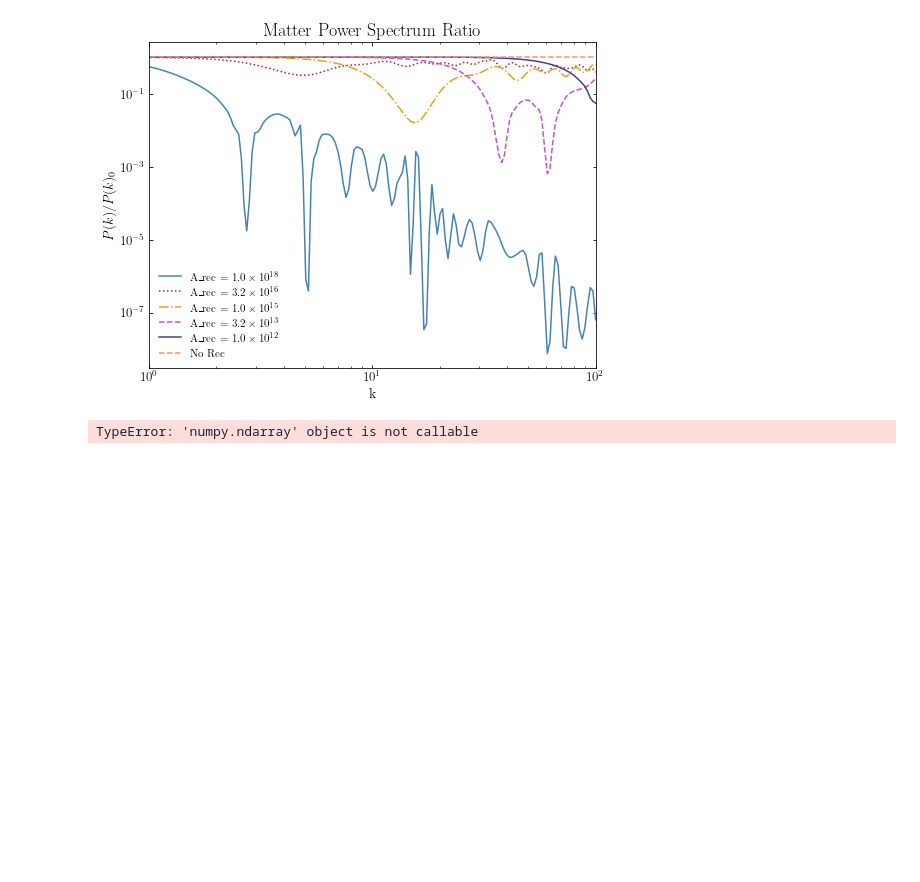
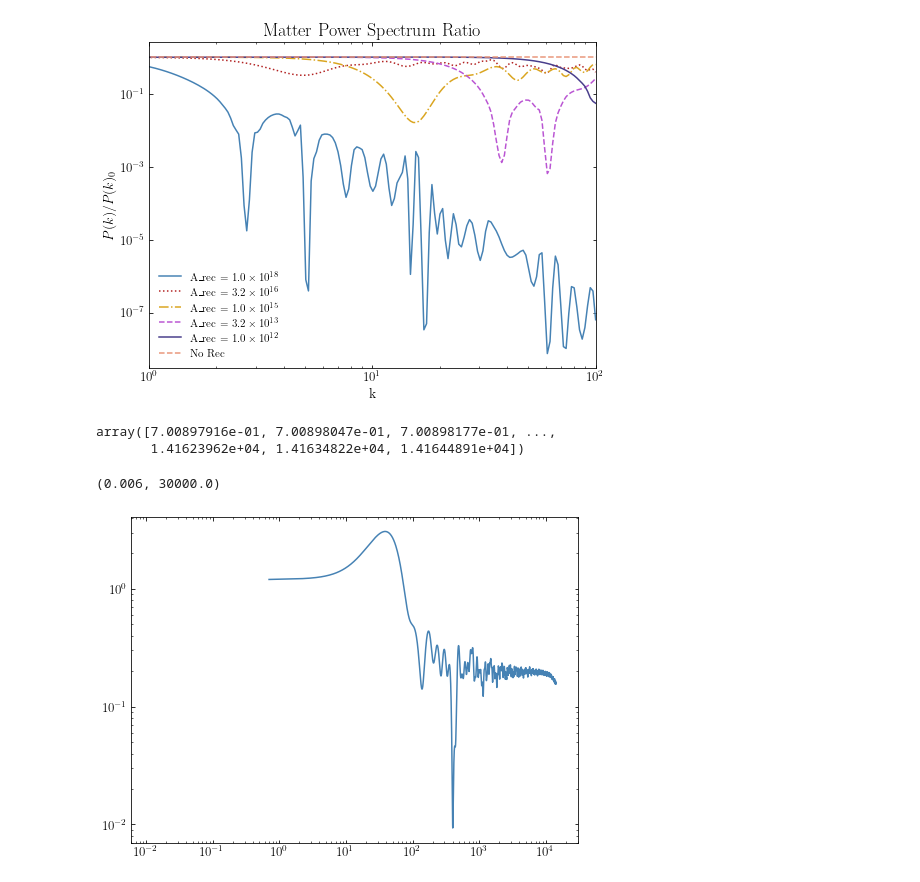
Before and after one commit to NolanSmyth/class_recoupling, a Jupyter notebook: delta_varied_testing.ipynb, the cells around one changed output. Cells and saved outputs as stored; diff of their text form; code cells hidden in the pictures; blank space fills up the shorter version.

```diff
--- a/delta_varied_testing.ipynb
+++ b/delta_varied_testing.ipynb
@@ -268,9 +278,16 @@ plt.legend()
 plt.show()
 # %% [output]
 [figure]
+# %%
+tau_arr[0]
+# %% [output]
+array([7.00897916e-01, 7.00898047e-01, 7.00898177e-01, ...,
+       1.41623962e+04, 1.41634822e+04, 1.41644891e+04])
 # %%
-plt.plot(tau_arr[0], delta_idr_arr[0](tau_arr[0]), label='A_rec = ' + scientific_format(A_recs[0]))
+plt.plot(tau_arr[0], abs(delta_idr_arr[0](tau_arr[0])), label='A_rec = ' + scientific_format(A_recs[0]))
 plt.xscale('log')
-plt.xlabel('tau')
+plt.yscale('log')
+plt.xlim(6e-3, 3e4)
 # %% [output]
-TypeError: 'numpy.ndarray' object is not callable
+(0.006, 30000.0)
+[figure, added]
```
Also changed, not shown: parts of 2 cells of this notebook, 7 other files.
